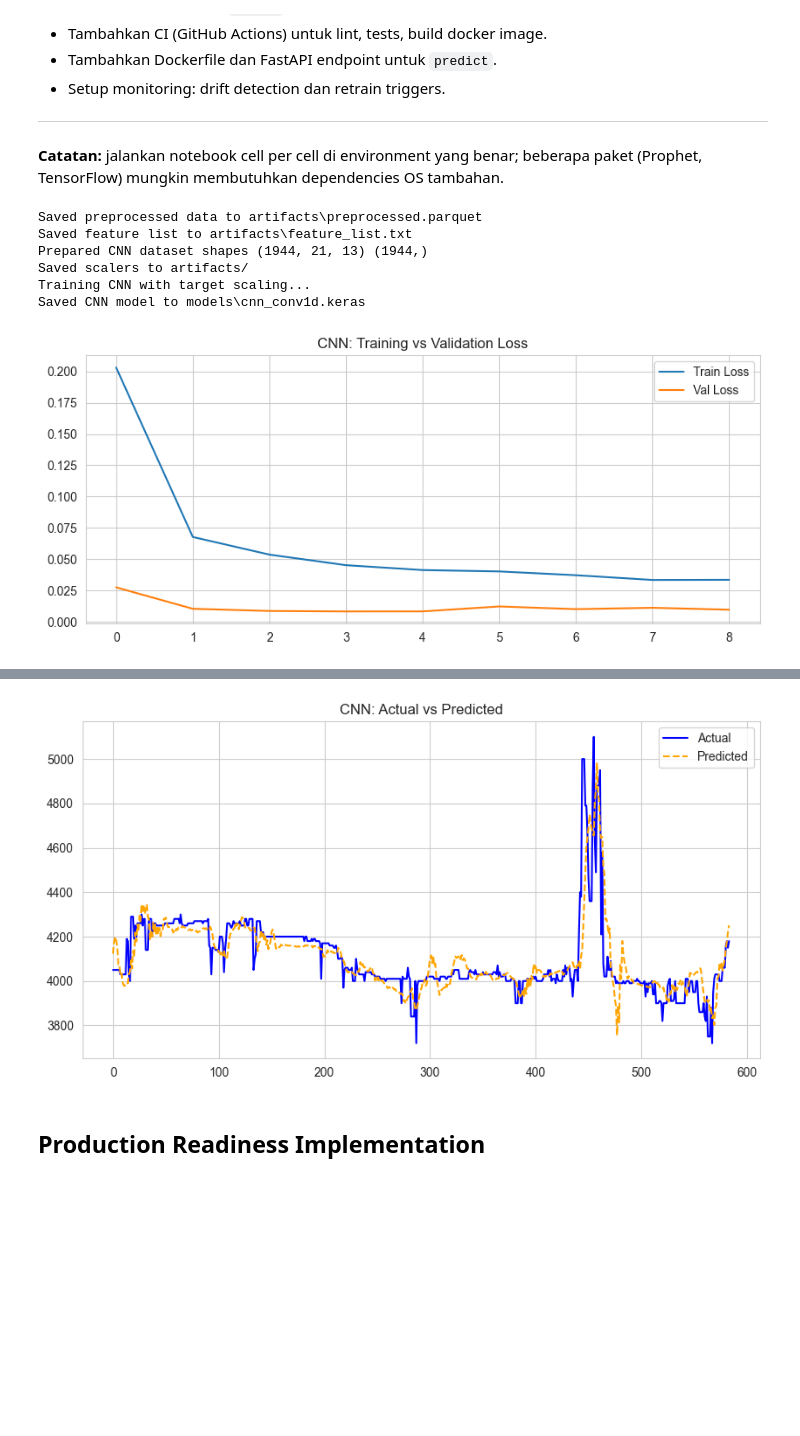
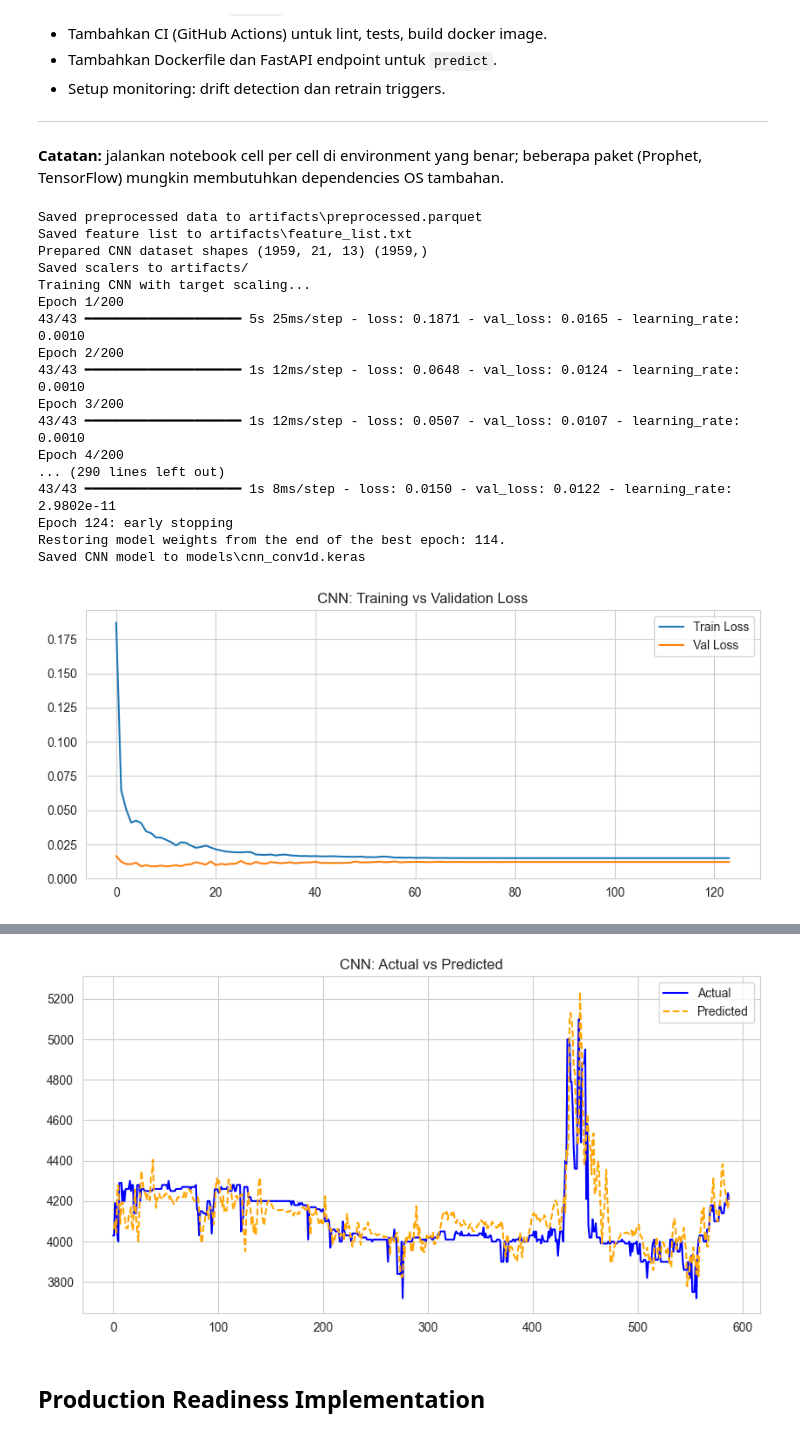
Before and after one commit to stefanaprilio-netizen/Project_MachineLearning, a Jupyter notebook: mlops_plan_krom_bank.ipynb, the cells around one changed output, grey strips where cells are left out. Drawn from its saved outputs; the diff is of its cells as text; code cells hidden in the pictures; blank space fills up the shorter version.

```diff
--- a/mlops_plan_krom_bank.ipynb
+++ b/mlops_plan_krom_bank.ipynb
@@ -568,13 +618,22 @@ if 'df_feat' in globals():
             layers.Dense(32, activation='relu'),
             layers.Dense(1)
         ])
-        model.compile(optimizer='adam', loss='mse')
+        optimizer = tf.keras.optimizers.Adam(learning_rate=1e-3)
+        model.compile(optimizer=optimizer, loss='mse')
 
-        # EarlyStopping for stability and minimal loss
-        es = tf.keras.callbacks.EarlyStopping(monitor='val_loss', patience=5, restore_best_weights=True)
+        # callbacks for training loss reduction
+        reduce_lr = tf.keras.callbacks.ReduceLROnPlateau(monitor='loss', factor=0.5, patience=3, verbose=1)
+        es = tf.keras.callbacks.EarlyStopping(monitor='loss', patience=10, restore_best_weights=True, verbose=1)
 
         print('Training CNN with target scaling...')
-        history_cnn = model.fit(Xtr, ytr, epochs=50, validation_data=(Xte, yte), callbacks=[es], verbose=0)
+        history_cnn = model.fit(
+            Xtr, ytr,
+            epochs=200,
+            batch_size=32,
+            validation_data=(Xte, yte),
+            callbacks=[es, reduce_lr],
+            verbose=1
+        )
         cnn_path = MODELS_DIR / 'cnn_conv1d.keras'
         model.save(cnn_path)
         print('Saved CNN model to', cnn_path)
@@ -591,20 +650,33 @@ plt.title('CNN: Training vs Validation Loss')
 plt.legend()
 plt.show()
 
-y_pred_scaled = model.predict(Xte)
-y_pred = scaler_y.inverse_transform(y_pred_scaled)
-y_actual = scaler_y.inverse_transform(yte.reshape(-1, 1))
-plt.figure(figsize=(10, 5))
-plt.plot(y_actual, label='Actual', color='blue')
-plt.plot(y_pred, label='Predicted', color='orange', linestyle='--')
-plt.title('CNN: Actual vs Predicted')
-plt.legend()
-plt.show()
+# predictions and plot
+if 'Xte' in globals():
+    y_pred_scaled = model.predict(Xte)
+    y_pred = scaler_y.inverse_transform(y_pred_scaled)
+    y_actual = scaler_y.inverse_transform(yte.reshape(-1, 1))
+    plt.figure(figsize=(10, 5))
+    plt.plot(y_actual, label='Actual', color='blue')
+    plt.plot(y_pred, label='Predicted', color='orange', linestyle='--')
+    plt.title('CNN: Actual vs Predicted')
+    plt.legend()
+    plt.show()
 # %% [output]
 Saved preprocessed data to artifacts\preprocessed.parquet
 Saved feature list to artifacts\feature_list.txt
-Prepared CNN dataset shapes (1944, 21, 13) (1944,)
+Prepared CNN dataset shapes (1959, 21, 13) (1959,)
 Saved scalers to artifacts/
 Training CNN with target scaling...
+Epoch 1/200
+43/43 ━━━━━━━━━━━━━━━━━━━━ 5s 25ms/step - loss: 0.1871 - val_loss: 0.0165 - learning_rate: 0.0010
+Epoch 2/200
+43/43 ━━━━━━━━━━━━━━━━━━━━ 1s 12ms/step - loss: 0.0648 - val_loss: 0.0124 - learning_rate: 0.0010
+Epoch 3/200
+43/43 ━━━━━━━━━━━━━━━━━━━━ 1s 12ms/step - loss: 0.0507 - val_loss: 0.0107 - learning_rate: 0.0010
+Epoch 4/200
+... (290 lines left out)
+43/43 ━━━━━━━━━━━━━━━━━━━━ 1s 8ms/step - loss: 0.0150 - val_loss: 0.0122 - learning_rate: 2.9802e-11
+Epoch 124: early stopping
+Restoring model weights from the end of the best epoch: 114.
 Saved CNN model to models\cnn_conv1d.keras
-[figure, old version]
+[figure, new version]
@@ -612,4 +684,4 @@ Saved CNN model to models\cnn_conv1d.keras
-[figure, old version]
+[figure, new version]
 # %% [markdown]
 ## Production Readiness Implementation
 # %%
```
Also changed, not shown: parts of 10 cells of this notebook, 1 other file.
